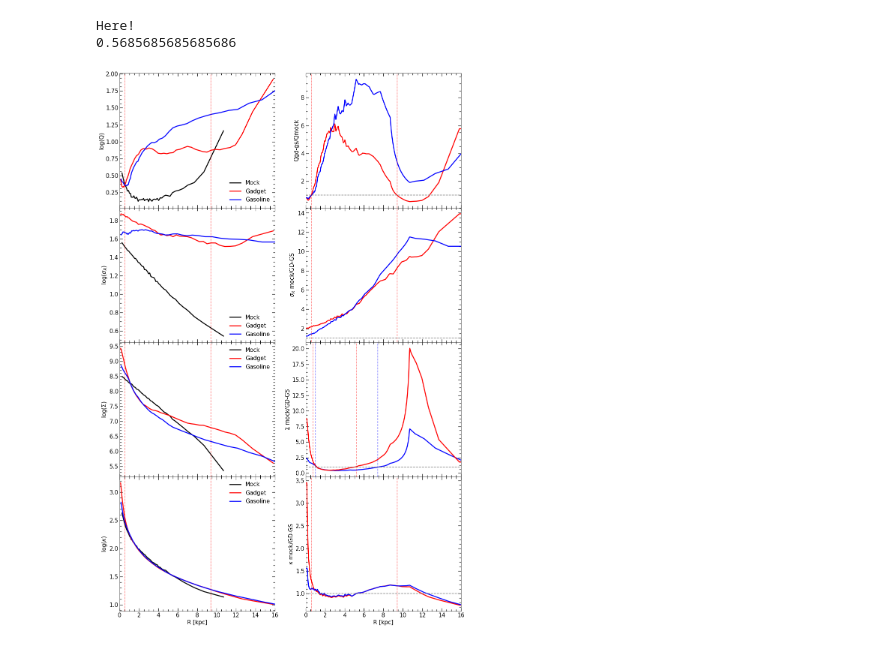
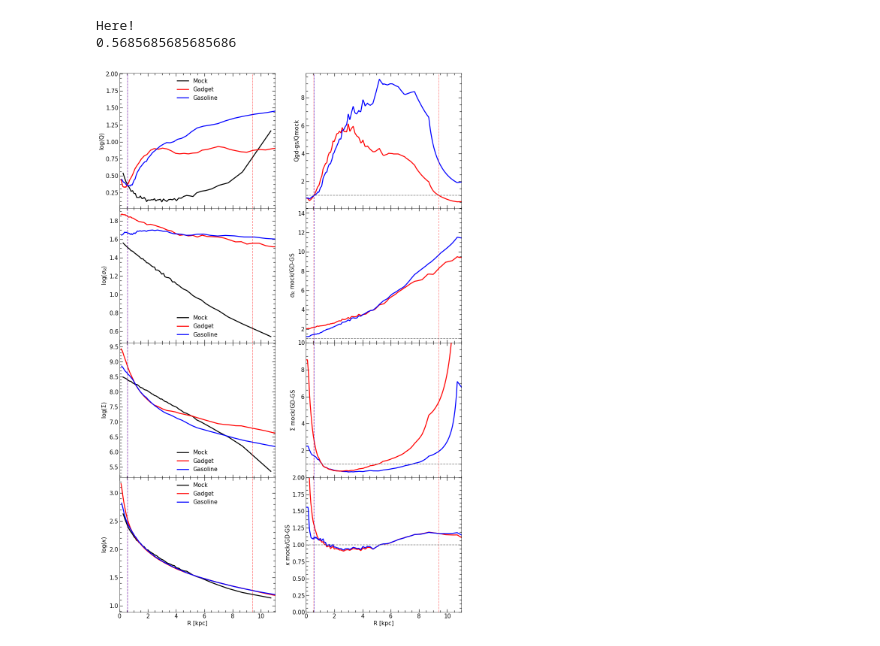
Before and after one commit to ornemarioni/Barras_GdGs, a Jupyter notebook: Barras_Gd/programs/Q_comparing_galaxies.ipynb, the cells around one changed output. Drawn from its saved outputs; the diff is of its cells as text; code cells hidden in the pictures.

Commit message:
saving plots

```diff
--- a/Barras_Gd/programs/Q_comparing_galaxies.ipynb
+++ b/Barras_Gd/programs/Q_comparing_galaxies.ipynb
@@ -438,11 +442,11 @@ ax[0,0].tick_params( labelsize=15)
 ax[0,0].tick_params('both', length=5, width=1.2,which='minor', direction='in', right=True,top=True)
 ax[0,0].tick_params('both', length=8, width=1.2,which='major', direction='in', right=True,top=True)
 ax[0,0].set_ylabel('log(Q)',fontsize=15)
-ax[0,0].set_xlim(0,16)
+ax[0,0].set_xlim(0,11)
 # ax[0,0].set_ylim(0.6,1)
 ax[0,0].axvline(x=0.5525525525525525 ,ls='--',color='r',alpha=0.5)
 ax[0,0].axvline(x=9.40940940940941 ,ls='--',color='r',alpha=0.5)
-ax[0,0].axvline(x=70.5685685685685686 ,ls='--',color='b',alpha=0.5)
+ax[0,0].axvline(x=0.5685685685685686 ,ls='--',color='b',alpha=0.5)
 ax[0,0].legend(frameon=False, fontsize=15)
 
 ax[0,1].plot(rbin, QGD/Qmk , '-', lw=2.5, color='r')
@@ -454,7 +458,7 @@ ax[0,1].tick_params('both', length=8, width=1.2,which='major', direction='in', r
 ax[0,1].set_ylabel('Qgd-gs/Qmock',fontsize=15)
 ax[0,1].axvline(x=0.5525525525525525 ,ls='--',color='r',alpha=0.5)
 ax[0,1].axvline(x=9.40940940940941 ,ls='--',color='r',alpha=0.5)
-ax[0,1].axvline(x=70.5685685685685686 ,ls='--',color='b',alpha=0.5)
+ax[0,1].axvline(x=0.5685685685685686 ,ls='--',color='b',alpha=0.5)
 ax[0,1].axhline(y=1. ,ls='--',color='gray')
 
 # ax[0,1].set_xlim(0,16)
@@ -470,7 +474,7 @@ ax[1,0].set_ylabel('log($\sigma_R$)',fontsize=15)
 # ax[1,0].set_xlim(0,16)
 ax[1,0].axvline(x=0.5525525525525525 ,ls='--',color='r',alpha=0.5)
 ax[1,0].axvline(x=9.40940940940941 ,ls='--',color='r',alpha=0.5)
-ax[1,0].axvline(x=70.5685685685685686 ,ls='--',color='b',alpha=0.5)
+ax[1,0].axvline(x=0.5685685685685686 ,ls='--',color='b',alpha=0.5)
 ax[1,0].legend(frameon=False, fontsize=15)
 
 ax[1,1].plot(rbin, sRGD/sRmk,'-', lw=2.5, color='r')
@@ -483,7 +487,7 @@ ax[1,1].set_ylabel('$\sigma_R$ mock/GD-GS',fontsize=15)
 # ax[1,1].set_xlim(0,16)
 ax[1,1].axvline(x=0.5525525525525525 ,ls='--',color='r',alpha=0.5)
 ax[1,1].axvline(x=9.40940940940941 ,ls='--',color='r',alpha=0.5)
-ax[1,1].axvline(x=70.5685685685685686 ,ls='--',color='b',alpha=0.5)
+ax[1,1].axvline(x=0.5685685685685686 ,ls='--',color='b',alpha=0.5)
 ax[1,1].axhline(y=1. ,ls='--',color='gray')
 ax[1,1].legend(frameon=False, fontsize=15)
 
@@ -499,7 +503,7 @@ ax[2,0].set_ylabel('log($\Sigma$)',fontsize=15)
 # ax[2,0].set_xlim(0,16)
 ax[2,0].axvline(x=0.5525525525525525 ,ls='--',color='r',alpha=0.5)
 ax[2,0].axvline(x=9.40940940940941 ,ls='--',color='r',alpha=0.5)
-ax[2,0].axvline(x=70.5685685685685686 ,ls='--',color='b',alpha=0.5)
+ax[2,0].axvline(x=0.5685685685685686 ,ls='--',color='b',alpha=0.5)
 ax[2,0].legend(frameon=False, fontsize=15)
 
 ax[2,1].plot(rbin, SGS/Smk,'-', lw=2.5, color='b')
@@ -509,43 +513,44 @@ ax[2,1].tick_params( labelsize=15)
 ax[2,1].tick_params('both', length=5, width=1.2,which='minor', direction='in', right=True,top=True)
 ax[2,1].tick_params('both', length=8, width=1.2,which='major', direction='in', right=True,top=True)
 ax[2,1].set_ylabel('$\Sigma$ mock/GD-GS',fontsize=15)
-# ax[2,1].set_xlim(0,16)
-ax[2,1].axvline(x=0.7127127127127126 ,ls='--',color='r',alpha=0.5)
-ax[2,1].axvline(x=5.197197197197197 ,ls='--',color='r',alpha=0.5)
-ax[2,1].axvline(x=1.001001001001001 ,ls='--',color='b',alpha=0.5)
-ax[2,1].axvline(x=7.423423423423423 ,ls='--',color='b',alpha=0.5)
+ax[2,1].set_ylim(0,10)
+ax[2,1].axvline(x=0.5525525525525525 ,ls='--',color='r',alpha=0.5)
+ax[2,1].axvline(x=9.40940940940941 ,ls='--',color='r',alpha=0.5)
+ax[2,1].axvline(x=0.5685685685685686 ,ls='--',color='b',alpha=0.5)
 ax[2,1].axhline(y=1. ,ls='--',color='gray')
 ax[2,1].legend(frameon=False, fontsize=15)
 
 ax[3,0].plot(MockD1b_rbin, np.log10(MockD1b_kappa),'-', lw=2.5, color='k', label= 'Mock')
 ax[3,0].plot(M33GD_rbin, np.log10(M33GD_kappa),'-', lw=2.5, color='r', label= 'Gadget')
 ax[3,0].plot(M33GS_rbin, np.log10(M33GS_kappa),'-', lw=2.5, color='b', label= 'Gasoline')
 ax[3,0].minorticks_on()
 ax[3,0].tick_params( labelsize=15)
 ax[3,0].tick_params('both', length=5, width=1.2,which='minor', direction='in', right=True,top=True)
 ax[3,0].tick_params('both', length=8, width=1.2,which='major', direction='in', right=True,top=True)
 ax[3,0].set_ylabel('log($\kappa$)',fontsize=15)
 ax[3,0].set_xlabel('R [kpc]',fontsize=15)
 # ax[3,0].set_xlim(0,16)
 ax[3,0].axvline(x=0.5525525525525525 ,ls='--',color='r',alpha=0.5)
 ax[3,0].axvline(x=9.40940940940941 ,ls='--',color='r',alpha=0.5)
-ax[3,0].axvline(x=70.5685685685685686 ,ls='--',color='b',alpha=0.5)
+ax[3,0].axvline(x=0.5685685685685686 ,ls='--',color='b',alpha=0.5)
 ax[3,0].legend(frameon=False, fontsize=15)
 
 ax[3,1].plot(rbin, KGD/Kmk,'-', lw=2.5, color='r')
 ax[3,1].plot(rbin, KGS/Kmk,'-', lw=2.5, color='b')
 ax[3,1].minorticks_on()
 ax[3,1].tick_params( labelsize=15)
 ax[3,1].tick_params('both', length=5, width=1.2,which='minor', direction='in', right=True,top=True)
 ax[3,1].tick_params('both', length=8, width=1.2,which='major', direction='in', right=True,top=True)
 ax[3,1].set_ylabel('$\kappa$ mock/GD-GS',fontsize=15)
 ax[3,1].set_xlabel('R [kpc]',fontsize=15)
-# ax[3,1].set_xlim(0,16)
+ax[3,1].set_ylim(0,2)
 ax[3,1].axvline(x=0.5525525525525525 ,ls='--',color='r',alpha=0.5)
 ax[3,1].axvline(x=9.40940940940941 ,ls='--',color='r',alpha=0.5)
-ax[3,1].axvline(x=70.5685685685685686 ,ls='--',color='b',alpha=0.5)
+ax[3,1].axvline(x=0.5685685685685686 ,ls='--',color='b',alpha=0.5)
 ax[3,1].axhline(y=1. ,ls='--',color='gray')
 
+fig.savefig('/home/omarioni/Barras_GdGs/Barras_Gd/_imagenes/Q_comparison_mock_disc.pdf', dpi = 100, xxbox_inches='tight')
+
 plt.show()
 # %% [output]
-[figure, old version]
+[figure, new version]
```
Also changed, not shown: parts of 2 cells of this notebook.
